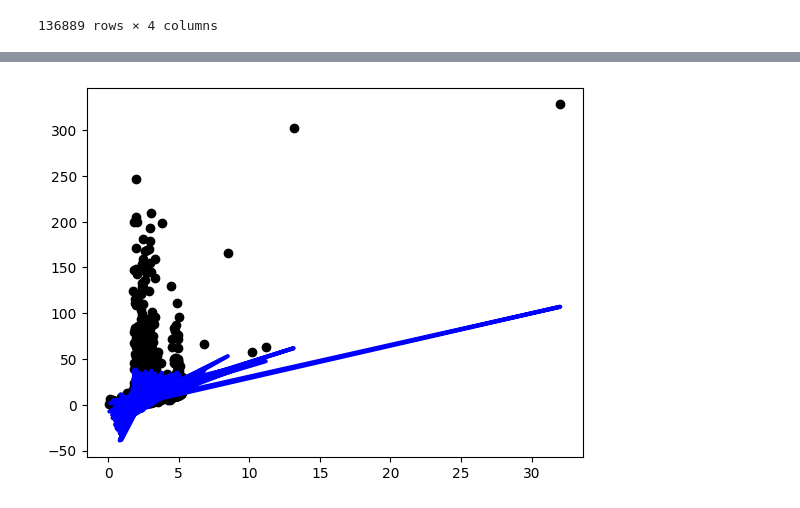
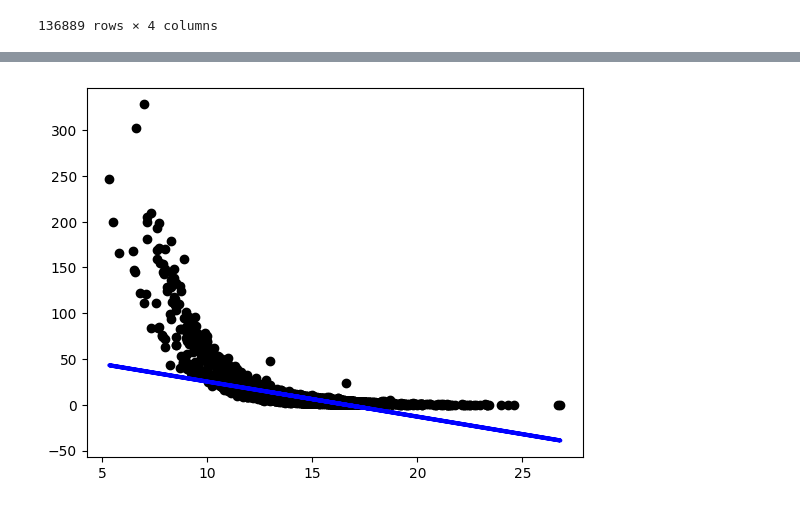
Before and after one commit to harshilxd/Asteroid-Feature-Prediction, a Jupyter notebook: source/Exploring_Asteroid_Dataset.ipynb, the cells around one changed output, grey strips where cells are left out. Saved outputs shown, nothing was run; the diff lists cells and outputs as text; code cells hidden in the pictures.

```diff
--- a/source/Exploring_Asteroid_Dataset.ipynb
+++ b/source/Exploring_Asteroid_Dataset.ipynb
@@ -240,7 +240,7 @@ Mean squared error: 48.70845418835636
 # %%
-plt.scatter(X_test['q'], y_test, color="black")
-plt.plot(X_test['q'], y_pred, color="blue", linewidth=3)
+plt.scatter(X_test['H'], y_test, color="black")
+plt.plot(X_test['H'], y_pred, color="blue", linewidth=3)
 
 plt.show()
 # %% [output]
-[figure, old version]
+[figure, new version]
```
Also changed, not shown: parts of 4 cells of this notebook.
